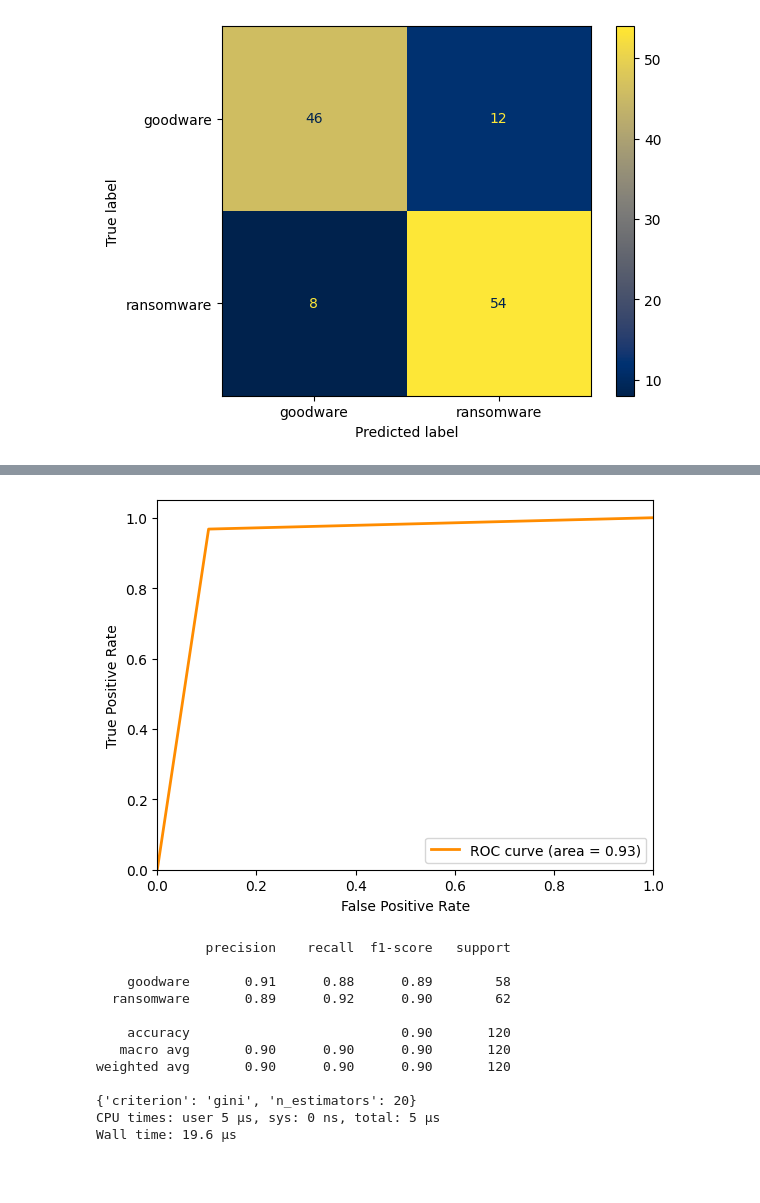
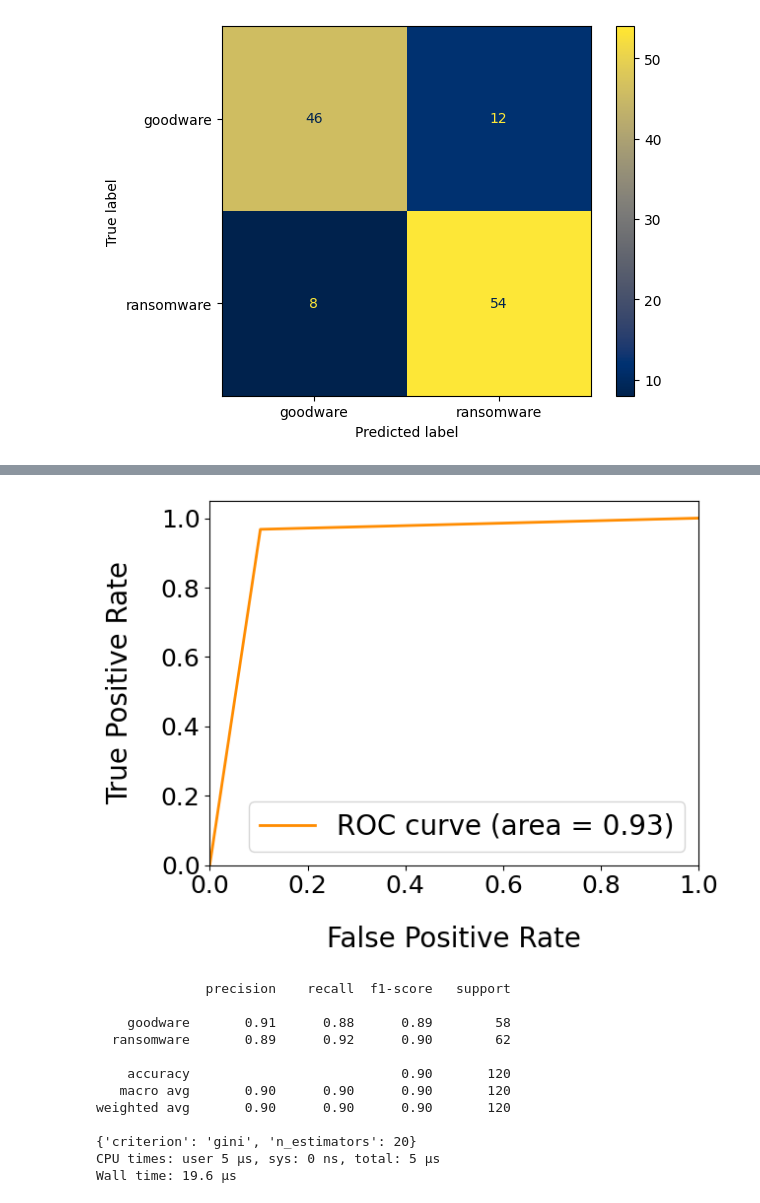
Before and after one commit to hoanganhnguyen1198/gongrsw24, a Jupyter notebook: 5_6_compile_dataset_and_train.ipynb, the cells around one changed output, grey strips where cells are left out. Drawn from its saved outputs; the diff is of its cells as text; code cells hidden in the pictures; blank space fills up the shorter version.

Commit message:
misc: re-run the script to update better graphs

```diff
--- a/5_6_compile_dataset_and_train.ipynb
+++ b/5_6_compile_dataset_and_train.ipynb
@@ -126,0 +131,6 @@ df
+# %%
+file_path = f'{CSV_DIR}/{TFIDF_DS_FILE}'
+
+with open(file_path, 'r') as f:
+    df = pd.read_csv(f)
+df
@@ -298,35 +351,46 @@ ValueError: y should be a 1d array, got an array of shape () instead.
 # %%
 # prompt: draw roc curve with the classification results above
 
 from sklearn.metrics import roc_curve, auc
 
 # Assuming 'predictsvm' contains the predicted probabilities for the SVM model
 # If not, replace with the appropriate variable name
 
 # Calculate the probabilities for the positive class (you might need to adjust this based on your model's output)
 y_prob_tree = modeltreegrid.predict_proba(X_test)[:, 1]
 
 
 # Compute ROC curve and ROC area for each class
 fpr, tpr, thresholds = roc_curve(y_test_encoded, y_prob_tree)
 roc_auc = auc(fpr, tpr)
 
 # Plot ROC curve
 plt.figure()
 lw = 2
 plt.plot(fpr, tpr, color='darkorange',
          lw=lw, label='ROC curve (area = %0.2f)' % roc_auc)
+
+# Removed the loop that caused the AttributeError
+
 # plt.plot([0, 1], [0, 1], color='navy', lw=lw, linestyle='--')
 plt.xlim([0.0, 1.0])
 plt.ylim([0.0, 1.05])
 plt.xlabel('False Positive Rate')
 plt.ylabel('True Positive Rate')
+
+# Increase font size of x-axis and y-axis labels
+plt.xlabel('False Positive Rate', fontsize=20, labelpad=20)
+plt.ylabel('True Positive Rate', fontsize=20, labelpad=20)
+
+# Increase font size of x-axis and y-axis tick labels
+plt.tick_params(axis='both', which='major', labelsize=18)
+
 # plt.title('Receiver operating characteristic example')
-plt.legend(loc="lower right")
+plt.legend(loc="lower right", fontsize=20)
 # plt.show()
-plt.savefig(WORK_DIR + "tree_roc.svg")
+plt.savefig("tree_roc.svg")
 # %% [output]
-[figure, old version]
+[figure, new version]
 # %%
 from sklearn.ensemble import RandomForestClassifier
 # %%
```
Also changed, not shown: parts of 13 cells of this notebook, 4 other files.
